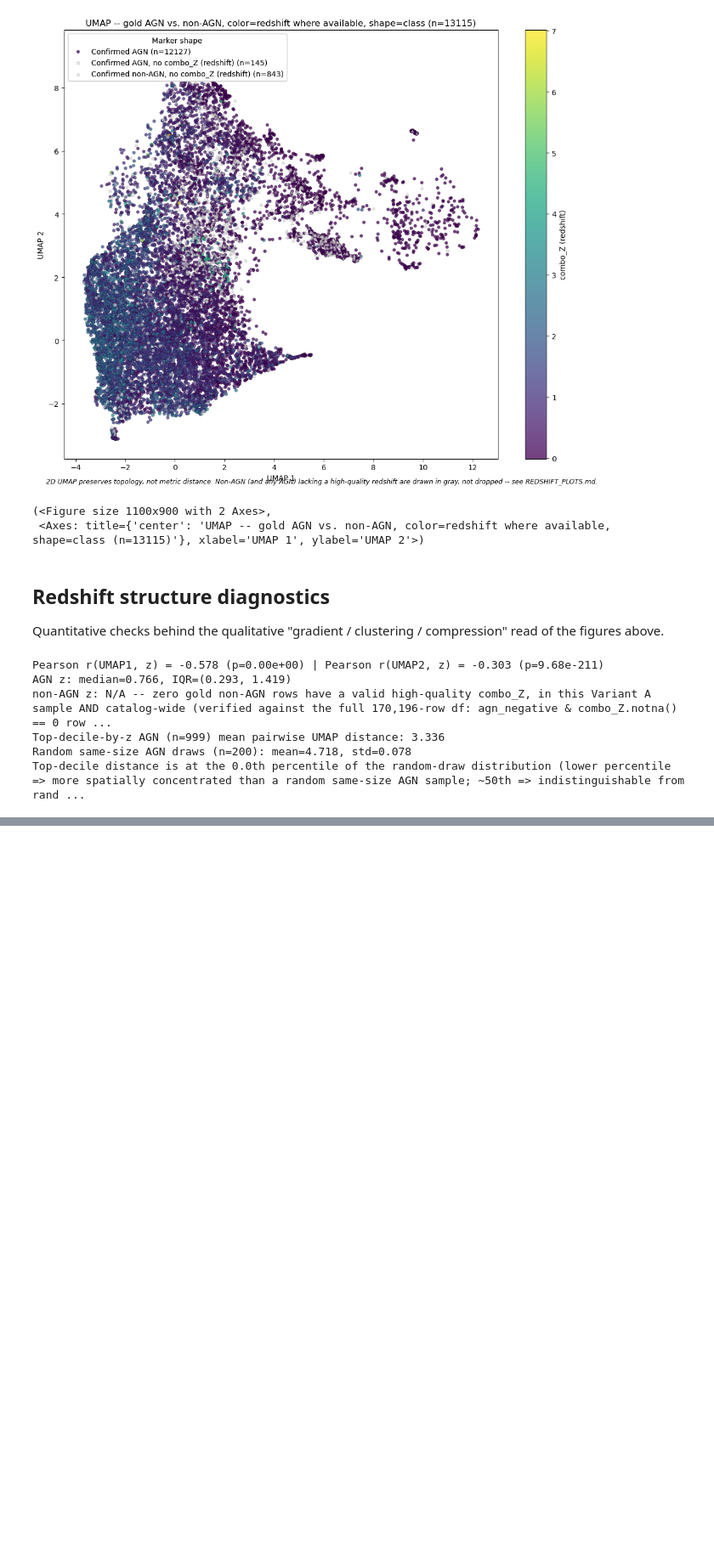
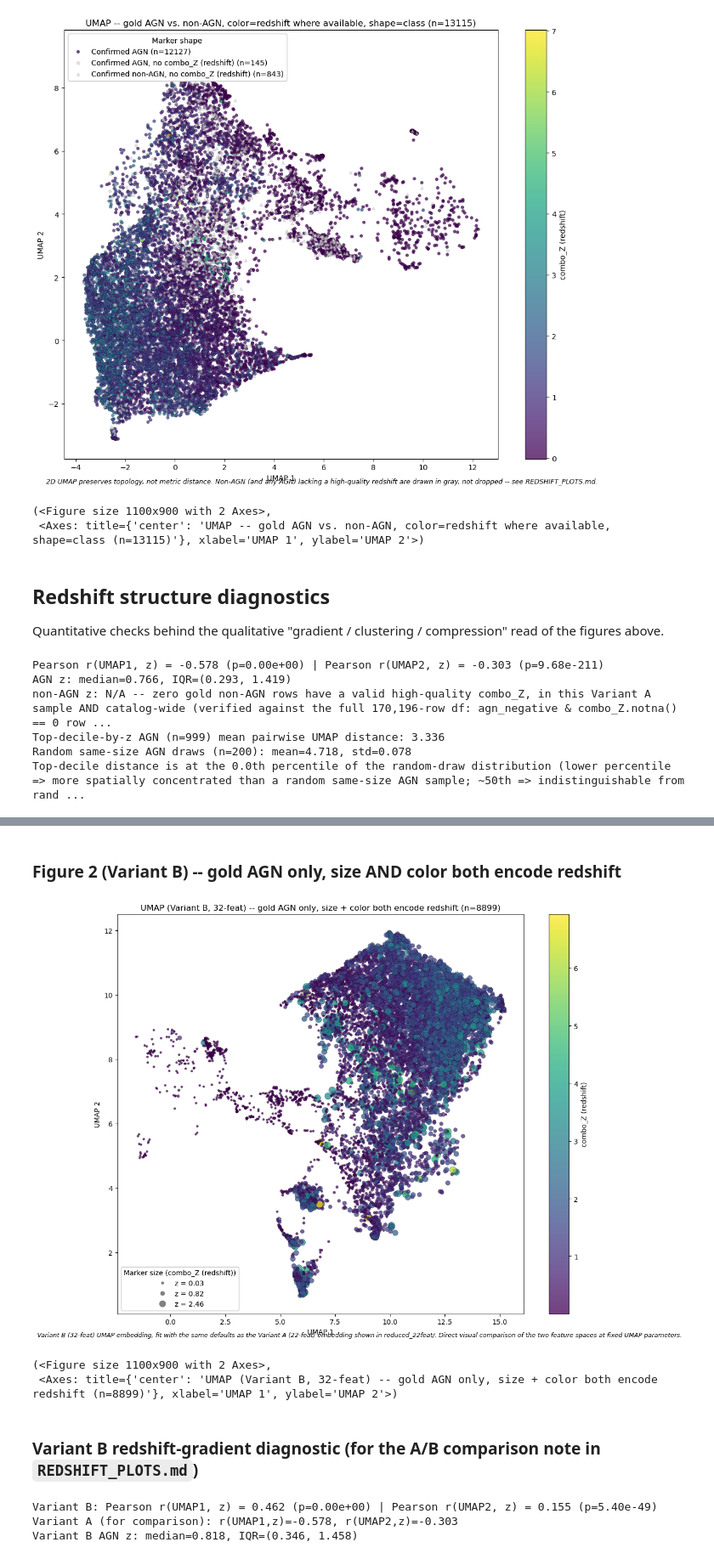
Before and after one commit to karsssss/astro-csc-agn-classification, a Jupyter notebook: notebooks/redshift_plots.ipynb, the cells around one changed output, grey strips where cells are left out. Shown at 85% size. Saved outputs shown, nothing was run; the diff lists cells and outputs as text; code cells hidden in the pictures; blank space fills up the shorter version.

```diff
--- a/notebooks/redshift_plots.ipynb
+++ b/notebooks/redshift_plots.ipynb
@@ -194,0 +256,34 @@ Top-decile distance is at the 0.0th percentile of the random-draw distribution (
+# %% [markdown]
+### Figure 2 (Variant B) -- gold AGN only, size AND color both encode redshift
+# %%
+z_agn_only_B = combo_z_B.to_numpy()[agn_z_mask_B]
+size_legend_values_B = list(np.percentile(z_agn_only_B, [5, 50, 95]))
+
+plot_embedding_by_value(
+    embedding_B, combo_z_B.to_numpy(), agn_z_mask_B, size_col=combo_z_B.to_numpy(),
+    value_label="combo_Z (redshift)",
+    title="UMAP (Variant B, 32-feat) -- gold AGN only, size + color both encode redshift",
+    caption="Variant B (32-feat) UMAP embedding, fit with the same defaults as the Variant A (22-feat) "
+            "embedding shown in reduced_22feat/. Direct visual comparison of the two feature spaces at "
+            "fixed UMAP parameters.",
+    size_legend_values=size_legend_values_B,
+    save_path=RESULTS_DIR / "figures" / "extended_32feat" / "umap_redshift_agn_only_size.png",
+)
+# %% [output]
+[figure, added]
+(<Figure size 1100x900 with 2 Axes>,
+ <Axes: title={'center': 'UMAP (Variant B, 32-feat) -- gold AGN only, size + color both encode redshift (n=8899)'}, xlabel='UMAP 1', ylabel='UMAP 2'>)
+# %% [markdown]
+### Variant B redshift-gradient diagnostic (for the A/B comparison note in `REDSHIFT_PLOTS.md`)
+# %%
+z_gold_B = combo_z_B.to_numpy()[gold_z_mask_B]
+emb_gold_B = embedding_B[gold_z_mask_B]
+r1_B, p1_B = pearsonr(emb_gold_B[:, 0], z_gold_B)
+r2_B, p2_B = pearsonr(emb_gold_B[:, 1], z_gold_B)
+print(f"Variant B: Pearson r(UMAP1, z) = {r1_B:.3f} (p={p1_B:.2e}) | Pearson r(UMAP2, z) = {r2_B:.3f} (p={p2_B:.2e})")
+print(f"Variant A (for comparison): r(UMAP1,z)={r1:.3f}, r(UMAP2,z)={r2:.3f}")
+print(f"Variant B AGN z: median={np.median(z_agn_only_B):.3f}, IQR=({np.percentile(z_agn_only_B,25):.3f}, {np.percentile(z_agn_only_B,75):.3f})")
+# %% [output]
+Variant B: Pearson r(UMAP1, z) = 0.462 (p=0.00e+00) | Pearson r(UMAP2, z) = 0.155 (p=5.40e-49)
+Variant A (for comparison): r(UMAP1,z)=-0.578, r(UMAP2,z)=-0.303
+Variant B AGN z: median=0.818, IQR=(0.346, 1.458)
```
Also changed, not shown: parts of 6 cells of this notebook, 6 other files.
